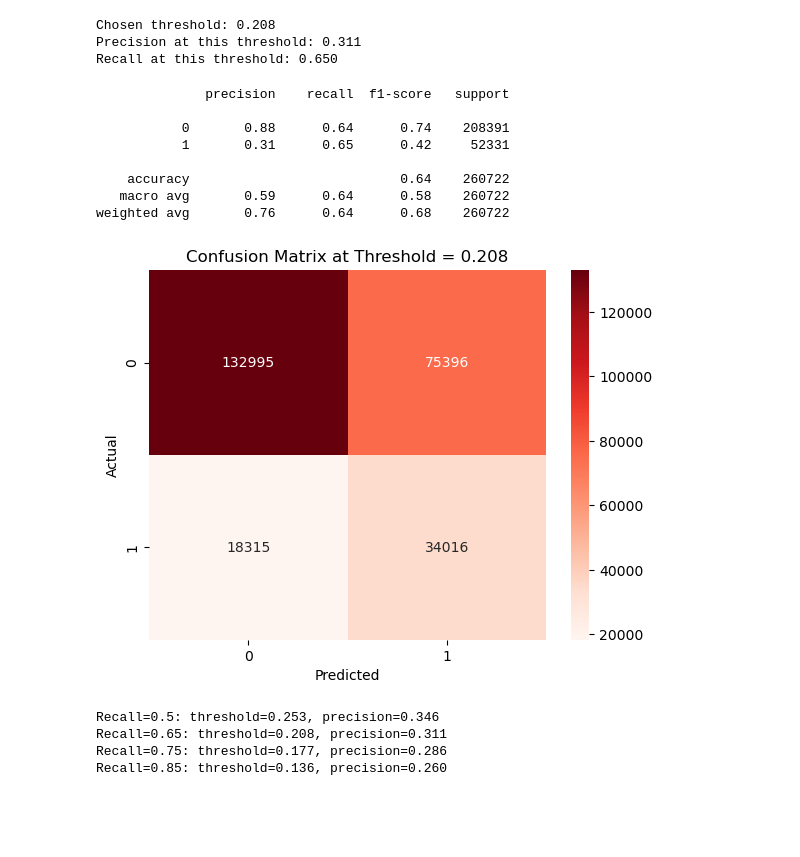
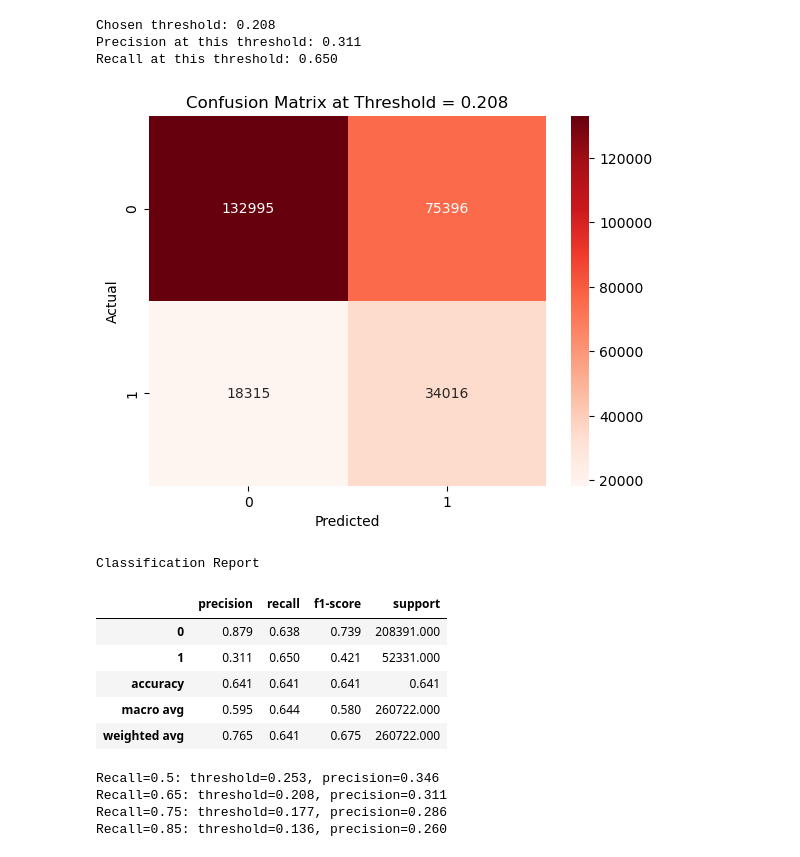
Before and after one commit to ThanyaniMunothaJr/Credit-default-prediction, a Jupyter notebook: Logistic Regression with GridSearch.ipynb, the cells around one changed output. Drawn from its saved outputs; the diff is of its cells as text; code cells hidden in the pictures; blank space fills up the shorter version.

```diff
--- a/Logistic Regression with GridSearch.ipynb
+++ b/Logistic Regression with GridSearch.ipynb
@@ -389,7 +389,7 @@ Y_pred_tuned = (Y_proba >= best_threshold).astype(int)
 
 from sklearn.metrics import classification_report, confusion_matrix
 
-print(classification_report(Y_test, Y_pred_tuned))
+#print(classification_report(Y_test, Y_pred_tuned))
 
 cm_tuned = confusion_matrix(Y_test, Y_pred_tuned)
 sns.heatmap(cm_tuned, annot=True, fmt="d", cmap="Reds")
@@ -398,15 +398,40 @@ plt.ylabel("Actual")
 plt.title(f"Confusion Matrix at Threshold = {best_threshold:.3f}")
 plt.show()
 # %% [output]
-              precision    recall  f1-score   support
-
-           0       0.88      0.64      0.74    208391
-           1       0.31      0.65      0.42     52331
-
-    accuracy                           0.64    260722
-   macro avg       0.59      0.64      0.58    260722
-weighted avg       0.76      0.64      0.68    260722
 [figure]
+# %%
+report = classification_report(Y_test, Y_pred_tuned, output_dict = True)
+df_report = pd.DataFrame(report).T
+
+def highlight_low(val, threshold=0.6):
+    return "background-color: Red" if val < threshold else ""
+
+def highlight_low1(val, threshold=0.4):
+    return "background-color: Red" if val < threshold else ""
+
+def highlight(val, threshold=30000):
+    return "background-color: Red" if 10 < val < threshold else ""
+
+df_report.style \
+    .format("{:.3f}") \
+    .map(highlight, subset=["support"]) \
+    .map(highlight_low, subset=["precision"]) \
+    .map(highlight_low1, subset=["recall", "f1-score"]) \
+    .set_caption("Classification Report") \
+    .set_table_styles([
+        {"selector": "table",
+         "props": [("border", "2px solid black")]},
+        {"selector": "th, td",
+         "props": [("border", "1px solid black")]}
+    ])
+# %% [output]
+Classification Report
+|  | precision | recall | f1-score | support |
+| 0 | 0.879 | 0.638 | 0.739 | 208391.000 |
+| 1 | 0.311 | 0.650 | 0.421 | 52331.000 |
+| accuracy | 0.641 | 0.641 | 0.641 | 0.641 |
+| macro avg | 0.595 | 0.644 | 0.580 | 260722.000 |
+| weighted avg | 0.765 | 0.641 | 0.675 | 260722.000 |
 # %%
 for target_recall in [0.5, 0.65, 0.75, 0.85]:
     valid_idx = np.where(recall[:-1] >= target_recall)[0]
```
